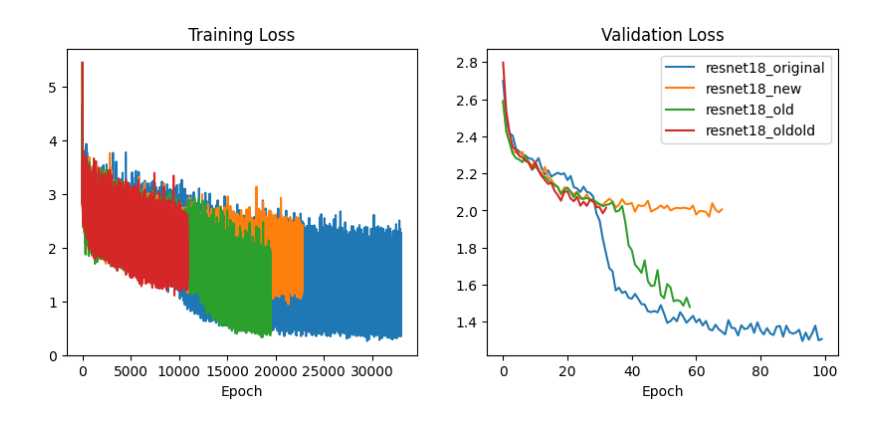
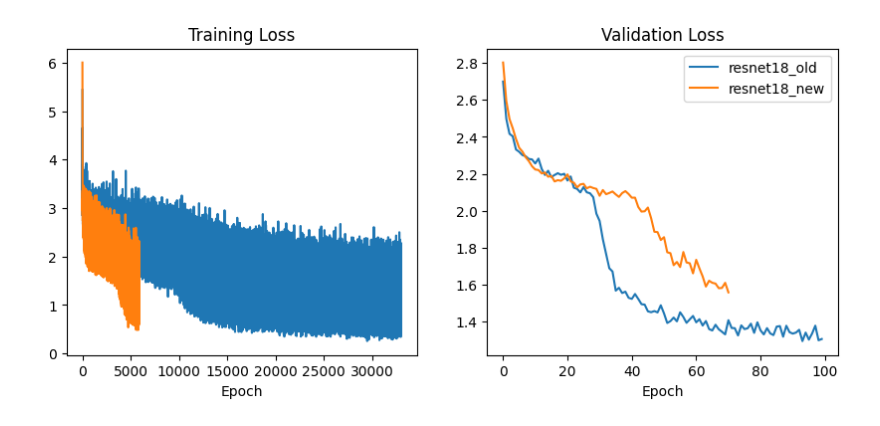
Before and after one commit to BeanHam/2026-pathway-generation, a Jupyter notebook: reference_optim/loss_check.ipynb, the cells around one changed output. Saved outputs shown, nothing was run; the diff lists cells and outputs as text; code cells hidden in the pictures.

```diff
--- a/reference_optim/loss_check.ipynb
+++ b/reference_optim/loss_check.ipynb
@@ -4,30 +4,28 @@ import numpy as np
 import matplotlib.pyplot as plt
 logs = [
     '/data/models/bin/reference_logs/resnet18_20260105_201712/',
-    '/data/models/bin/2026_pathway_generation/reference_logs/resnet18_20260205_160908/',
-    '/data/models/bin/2026_pathway_generation/reference_logs/resnet18_20260205_185408/',
-    '/data/models/bin/2026_pathway_generation/reference_logs/resnet18_20260205_204432/',
+    '/data/models/bin/2026_pathway_generation/reference_logs_test/resnet18_ddp_graph_4_20260206_095558/',
 ]
-labels = ['resnet18_original', 'resnet18_new', 'resnet18_old', 'resnet18_oldold']
+labels = ['resnet18_old', 'resnet18_new']
 # %%
 fig, axs = plt.subplots(1,2, figsize=(10,4))
 for i, log in enumerate(logs):
     loss = np.load(log+'loss_log.pkl', allow_pickle=True)
     train = np.stack(loss['train'])
     val = np.stack(loss['val'])
-    if i in [1,2]:
+    if '2026_pathway_generation' in log:
         train = train[:,2]
         val = val[:,2]
     axs[0].plot(train, label=labels[i])
     axs[0].set_title('Training Loss')
     axs[0].set_xlabel('Epoch')
     axs[1].plot(val, label=labels[i])
     axs[1].set_title('Validation Loss')
     axs[1].set_xlabel('Epoch')
     plt.legend()
 pass
 # %% [output]
-[figure, old version]
+[figure, new version]
 # %%
 log = '/data/models/bin/reference_logs/resnet18_20260105_201712/'
 # log = '/data/models/bin/2026_pathway_generation/reference_logs/resnet18_ddp_graph_4_20260205_141333/'
```
Also changed, not shown: 7 other files.
